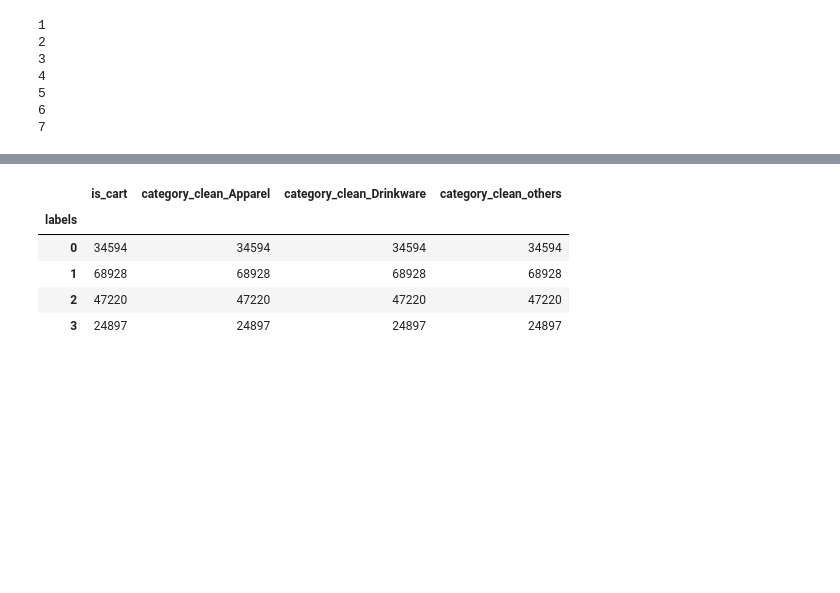
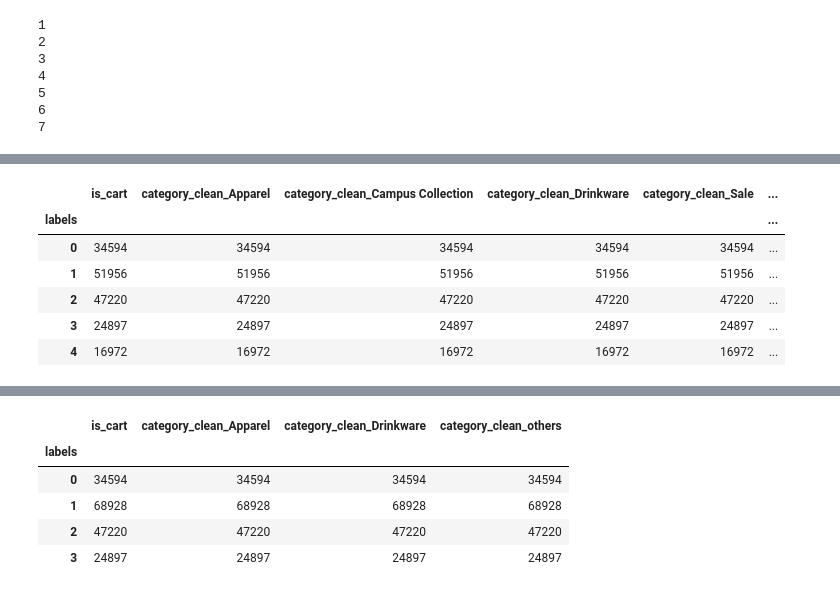
Before and after one commit to emily2925/google_ecommerce_data_project, a Jupyter notebook: kmean_找出能分出有無加入購物車群集的因子.ipynb, the cells around one changed output, grey strips where cells are left out. Drawn from its saved outputs; the diff is of its cells as text; code cells hidden in the pictures; blank space fills up the shorter version.

```diff
--- a/kmean_找出能分出有無加入購物車群集的因子.ipynb
+++ b/kmean_找出能分出有無加入購物車群集的因子.ipynb
@@ -296,7 +296,18 @@ plt.show()
 # %%
 # 分組
-kmeans = KMeans(n_clusters=4)
+kmeans = KMeans(n_clusters=5)
 labels = kmeans.fit_predict(df_dum_detail)
 # 將分組資料 (分類標籤) 併入原資料
 lb = pd.DataFrame(labels, columns=['labels'])
 df_result = pd.concat((lb, df_dum_detail), axis=1)
+# %%
+# 商品類別分類的結果-每組數量
+df_result.groupby("labels").count()
+# %% [output]
+|  | is_cart | category_clean_Apparel | category_clean_Campus Collection | category_clean_Drinkware | category_clean_Sale | ... |
+| labels |  |  |  |  |  | ... |
+| 0 | 34594 | 34594 | 34594 | 34594 | 34594 | ... |
+| 1 | 51956 | 51956 | 51956 | 51956 | 51956 | ... |
+| 2 | 47220 | 47220 | 47220 | 47220 | 47220 | ... |
+| 3 | 24897 | 24897 | 24897 | 24897 | 24897 | ... |
+| 4 | 16972 | 16972 | 16972 | 16972 | 16972 | ... |
```
Also changed, not shown: parts of 8 cells of this notebook.
